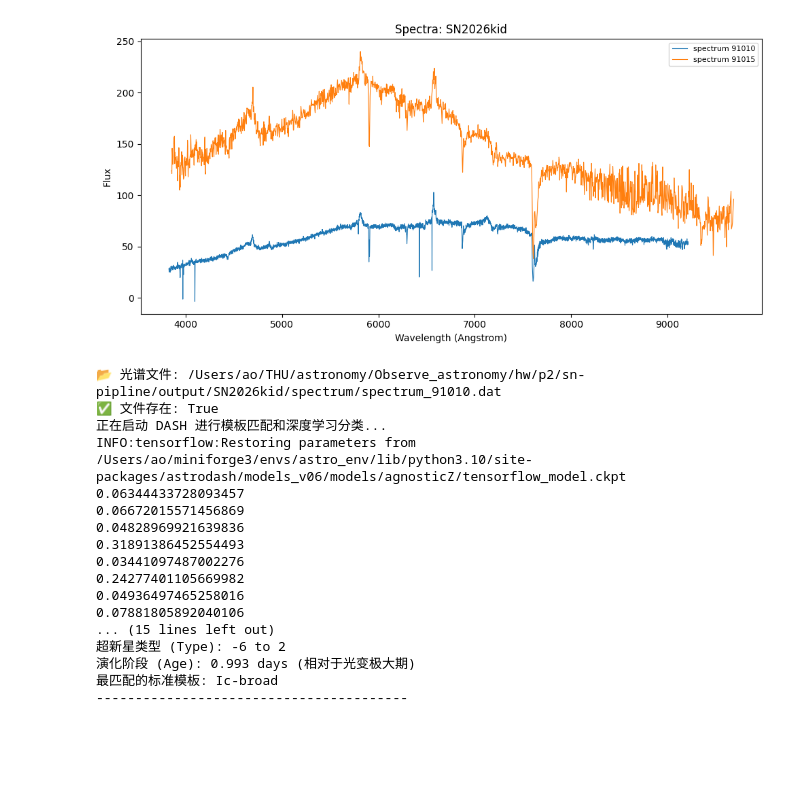
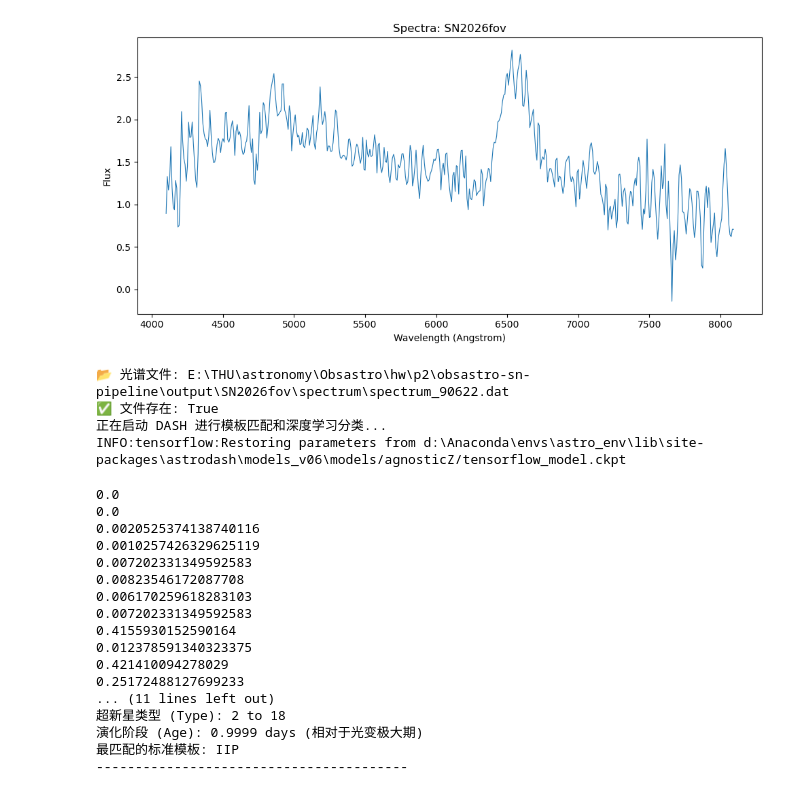
Before and after one commit to Zzzaurak/obsastro-sn-pipeline, a Jupyter notebook: notebooks/spectral_processing.ipynb, the cells around one changed output. Saved outputs shown, nothing was run; the diff lists cells and outputs as text; code cells hidden in the pictures; blank space fills up the shorter version.

Commit message:
run astrodash success

```diff
--- a/notebooks/spectral_processing.ipynb
+++ b/notebooks/spectral_processing.ipynb
@@ -17,18 +14,19 @@ The autoreload extension is already loaded. To reload it, use:
 # %%
-target_name='SN2026kid'
+target_name='SN2026fov'
 filedir=f'../output/{target_name}/spectrum/'
 filepath=list(Path(filedir).glob('*.dat'))
 
 plot_spectra(filepath, target_name, jupyter=True)
 # %% [output]
-[figure, old version]
+[figure, new version]
 # %%
 import astrodash
+import PyQt5
 
 # 使用绝对路径
 notebook_dir = Path(os.path.abspath('')).resolve()
 project_root = notebook_dir.parent  # notebooks/ → project root
-filename_str = str(project_root / 'output' / target_name / 'spectrum' / 'spectrum_91010.dat')
+filename_str = str(project_root / 'output' / target_name / 'spectrum' / 'spectrum_90622.dat')
 
 print(f'📂 光谱文件: {filename_str}')
 print(f'✅ 文件存在: {Path(filename_str).exists()}')
@@ -36,7 +34,7 @@ print(f'✅ 文件存在: {Path(filename_str).exists()}')
 print("正在启动 DASH 进行模板匹配和深度学习分类...")
 
 # 初始化分类器，传入你的文件名
-host_galaxy_z = 0.00222
+host_galaxy_z = None  # 如果没有，填 None
 
 try:
     # 运行分类器
@@ -79,23 +77,27 @@ except Exception as e:
     traceback.print_exc()
     print(f"❌ DASH 运行过程中发生错误: {e}")
 # %% [output]
-📂 光谱文件: /Users/ao/THU/astronomy/Observe_astronomy/hw/p2/sn-pipline/output/SN2026kid/spectrum/spectrum_91010.dat
+📂 光谱文件: E:\THU\astronomy\Obsastro\hw\p2\obsastro-sn-pipeline\output\SN2026fov\spectrum\spectrum_90622.dat
 ✅ 文件存在: True
 正在启动 DASH 进行模板匹配和深度学习分类...
-INFO:tensorflow:Restoring parameters from /Users/ao/miniforge3/envs/astro_env/lib/python3.10/site-packages/astrodash/models_v06/models/agnosticZ/tensorflow_model.ckpt
-0.06344433728093457
-0.06672015571456869
-0.04828969921639836
-0.31891386452554493
-0.03441097487002276
-0.24277401105669982
-0.04936497465258016
-0.07881805892040106
-... (15 lines left out)
-超新星类型 (Type): -6 to 2
-演化阶段 (Age): 0.993 days (相对于光变极大期)
-最匹配的标准模板: Ic-broad
-----------------------------------------
+INFO:tensorflow:Restoring parameters from d:\Anaconda\envs\astro_env\lib\site-packages\astrodash\models_v06\models/agnosticZ/tensorflow_model.ckpt
+0.0
+0.0
+0.0020525374138740116
+0.0010257426329625119
+0.007202331349592583
+0.00823546172087708
+0.006170259618283103
+0.007202331349592583
+0.4155930152590164
+0.012378591340323375
+0.421410094278029
+0.25172488127699233
+... (11 lines left out)
+超新星类型 (Type): 2 to 18
+演化阶段 (Age): 0.9999 days (相对于光变极大期)
+最匹配的标准模板: IIP
+----------------------------------------
 # %%
 # 假设前一步 DASH 告诉你这是一颗 Ia 型超新星 (有极强的 Si II 吸收线)
 # 或者是一颗 II 型超新星 (有极强的 H-alpha 吸收线)
```
Also changed, not shown: parts of 1 cell of this notebook, 2 other files.
